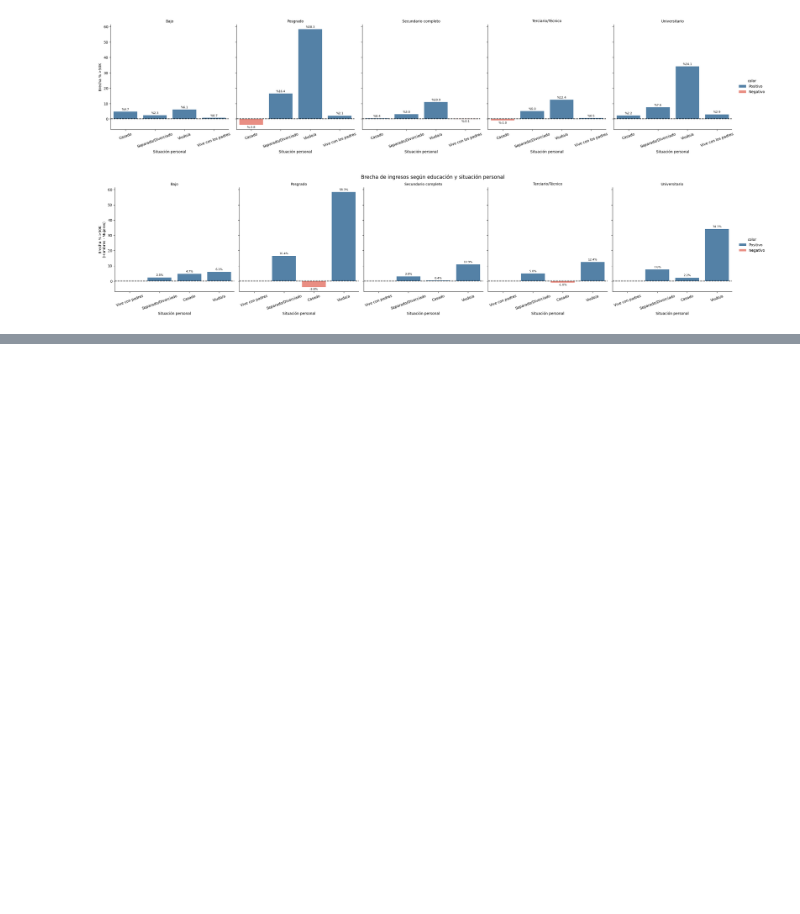
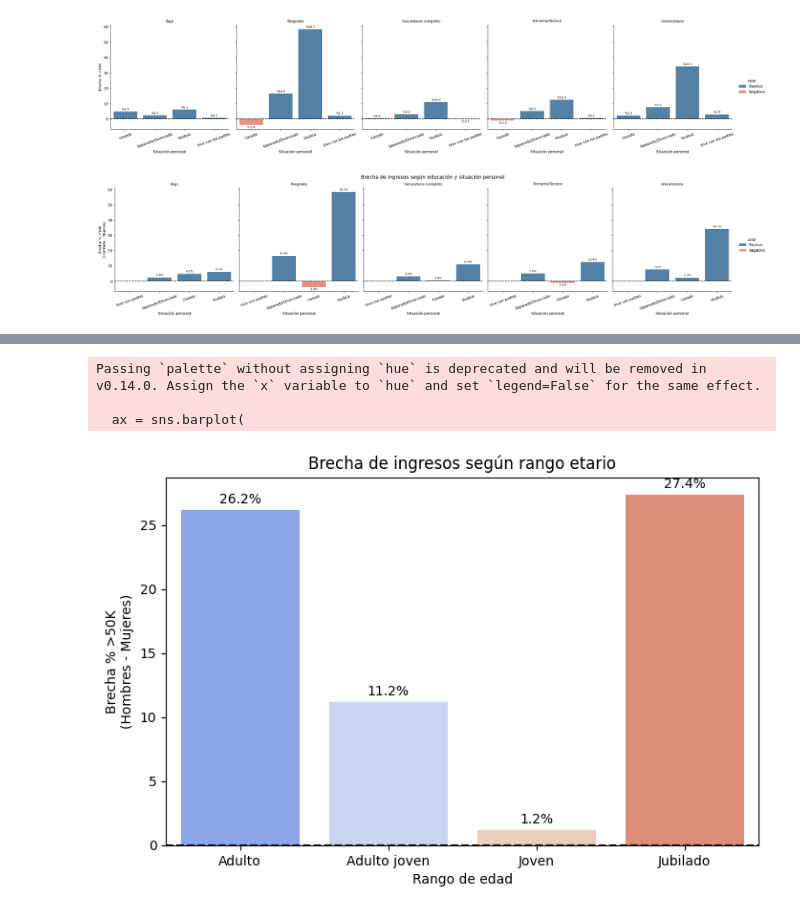
Before and after one commit to miqaapz98/IAA_2026, a Jupyter notebook: TP2_IAA.ipynb, the cells around one changed output, grey strips where cells are left out. Cells and saved outputs as stored; diff of their text form; code cells hidden in the pictures; blank space fills up the shorter version.

```diff
--- a/TP2_IAA.ipynb
+++ b/TP2_IAA.ipynb
@@ -925 +946,69 @@ plt.show()
+# %%
+# promedio por rango edad y género
+tabla = (
+    df.groupby(
+        ["rango_edad", "gender"]
+    )["income_bin"]
+    .mean()
+    .unstack()
+)
+
+# calcular brecha
+tabla["gap_gender"] = (
+    tabla["Male"] - tabla["Female"]
+) * 100
+
+# dataframe final
+gap_age = (
+    tabla["gap_gender"]
+    .reset_index()
+)
+
+# gráfico
+plt.figure(figsize=(8,5))
+
+ax = sns.barplot(
+    data=gap_age,
+    x="rango_edad",
+    y="gap_gender",
+    palette="coolwarm"
+)
+
+# línea igualdad
+plt.axhline(
+    y=0,
+    color="black",
+    linestyle="--"
+)
+
+# etiquetas %
+for container in ax.containers:
+
+    labels = [
+        f"{v.get_height():.1f}%"
+        for v in container
+    ]
+
+    ax.bar_label(
+        container,
+        labels=labels,
+        padding=3
+    )
+
+plt.ylabel(
+    "Brecha % >50K\n(Hombres - Mujeres)"
+)
+
+plt.xlabel("Rango de edad")
+
+plt.title(
+    "Brecha de ingresos según rango etario"
+)
+
+plt.show()
+# %% [output]
+Passing `palette` without assigning `hue` is deprecated and will be removed in v0.14.0. Assign the `x` variable to `hue` and set `legend=False` for the same effect.
+
+  ax = sns.barplot(
+[figure, added]
 # %%
```
Also changed, not shown: parts of 7 cells of this notebook.
